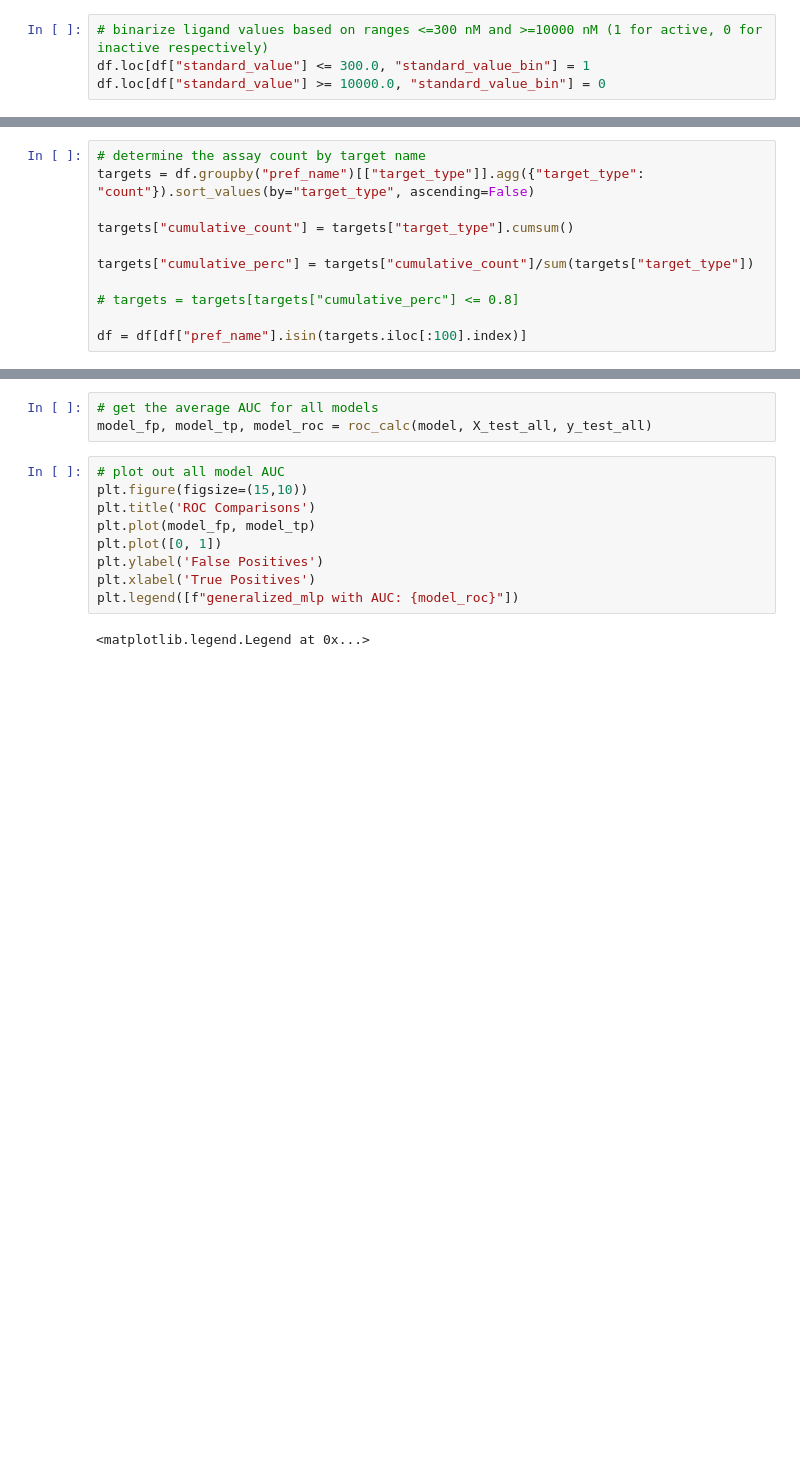
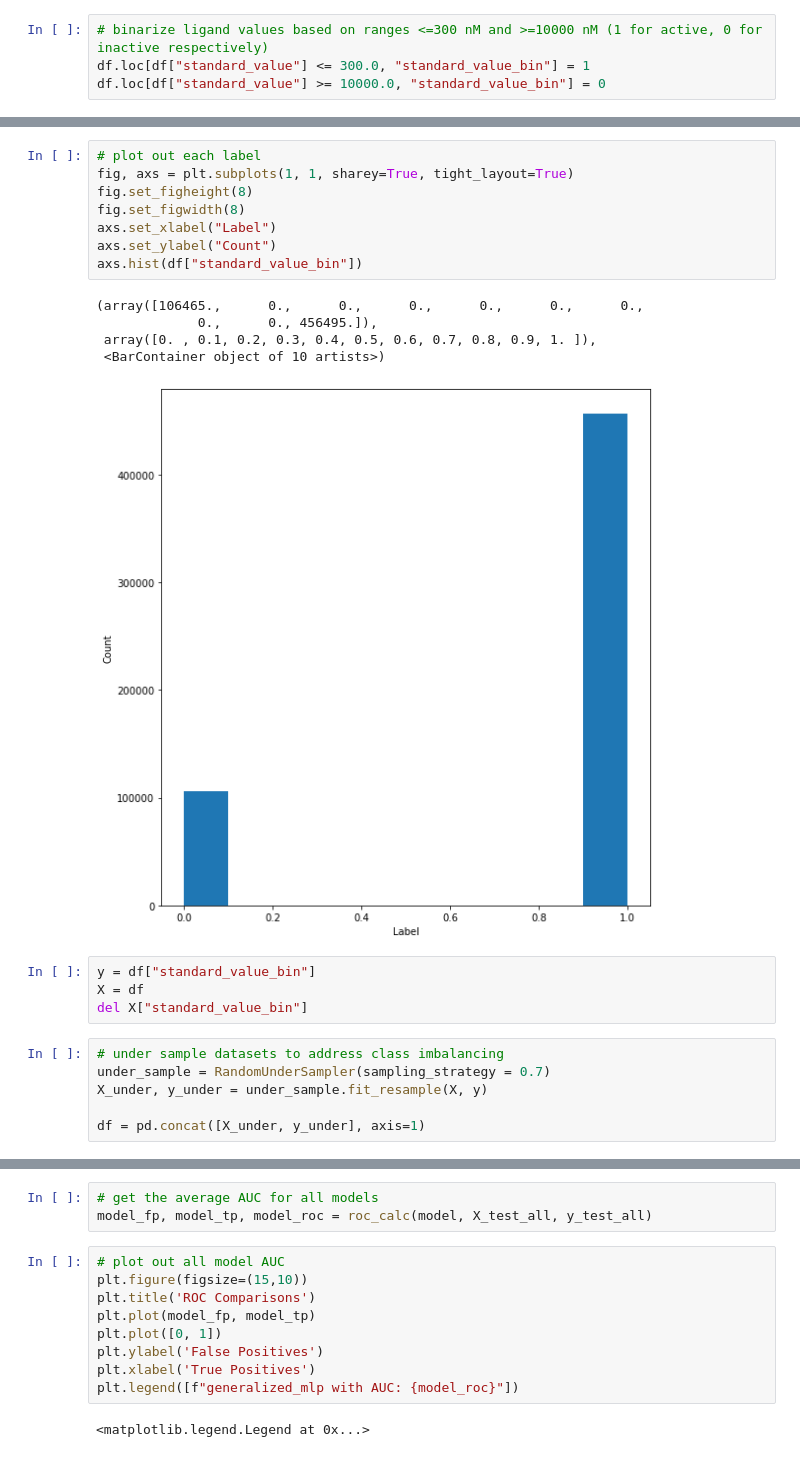
Before and after one commit to wisniemj/CS8321, a Jupyter notebook: lab2/lab2.ipynb, the cells around one changed output, grey strips where cells are left out. Cells and saved outputs as stored; diff of their text form; blank space fills up the shorter version.

```diff
--- a/lab2/lab2.ipynb
+++ b/lab2/lab2.ipynb
@@ -84,11 +165,0 @@ df.loc[df["standard_value"] >= 10000.0, "standard_value_bin"] = 0
-# %%
-# determine the assay count by target name
-targets = df.groupby("pref_name")[["target_type"]].agg({"target_type": "count"}).sort_values(by="target_type", ascending=False)
-
-targets["cumulative_count"] = targets["target_type"].cumsum()
-
-targets["cumulative_perc"] = targets["cumulative_count"]/sum(targets["target_type"])
-
-# targets = targets[targets["cumulative_perc"] <= 0.8]
-
-df = df[df["pref_name"].isin(targets.iloc[:100].index)]
@@ -280,0 +170,24 @@ def roc_calc(model, X_test, y_test):
+# %%
+# plot out each label
+fig, axs = plt.subplots(1, 1, sharey=True, tight_layout=True)
+fig.set_figheight(8)
+fig.set_figwidth(8)
+axs.set_xlabel("Label")
+axs.set_ylabel("Count")
+axs.hist(df["standard_value_bin"])
+# %% [output]
+(array([106465.,      0.,      0.,      0.,      0.,      0.,      0.,
+             0.,      0., 456495.]),
+ array([0. , 0.1, 0.2, 0.3, 0.4, 0.5, 0.6, 0.7, 0.8, 0.9, 1. ]),
+ <BarContainer object of 10 artists>)
+[figure, added]
+# %%
+y = df["standard_value_bin"]
+X = df
+del X["standard_value_bin"]
+# %%
+# under sample datasets to address class imbalancing
+under_sample = RandomUnderSampler(sampling_strategy = 0.7)
+X_under, y_under = under_sample.fit_resample(X, y)
+
+df = pd.concat([X_under, y_under], axis=1)
```
Also changed, not shown: parts of 62 cells of this notebook.
